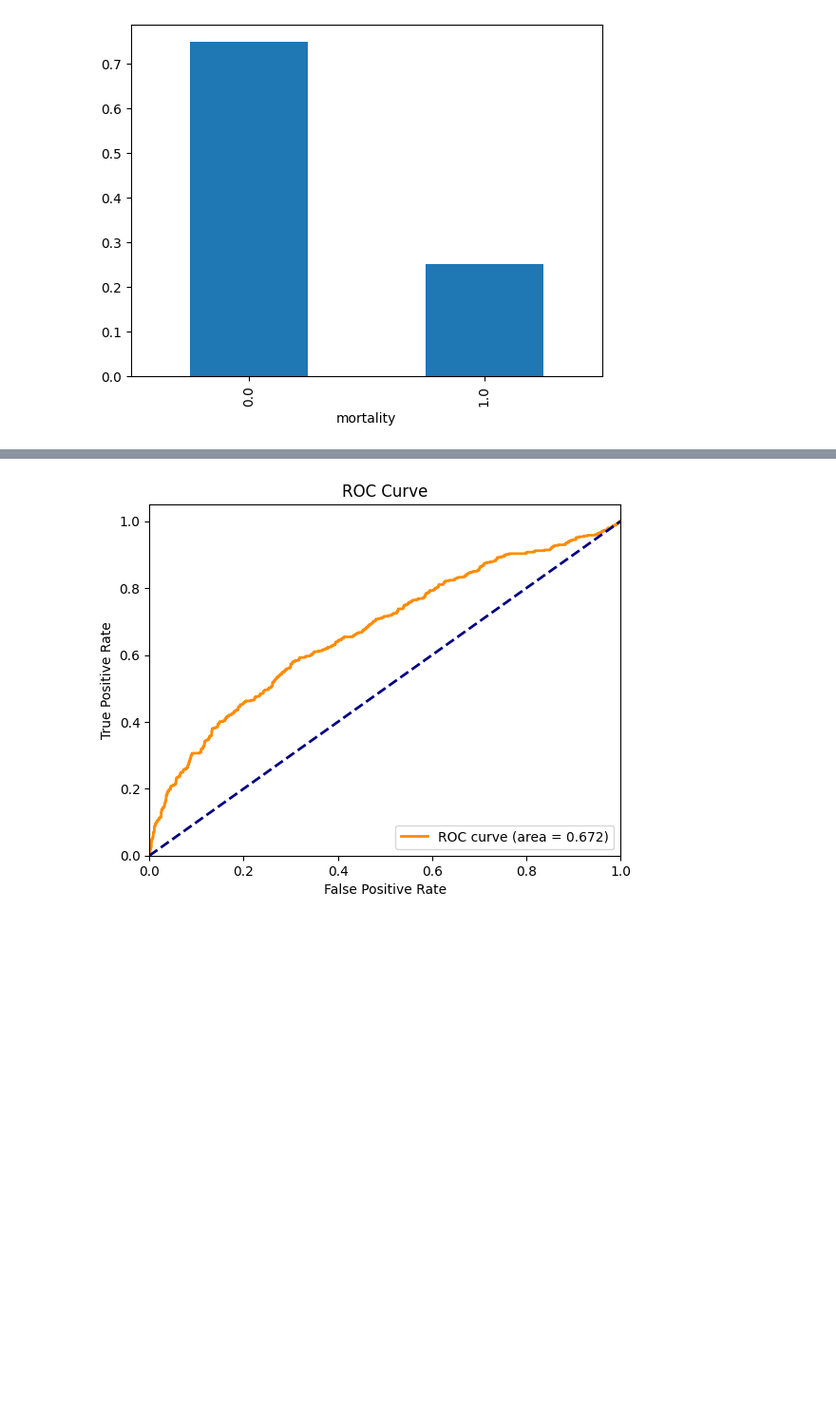
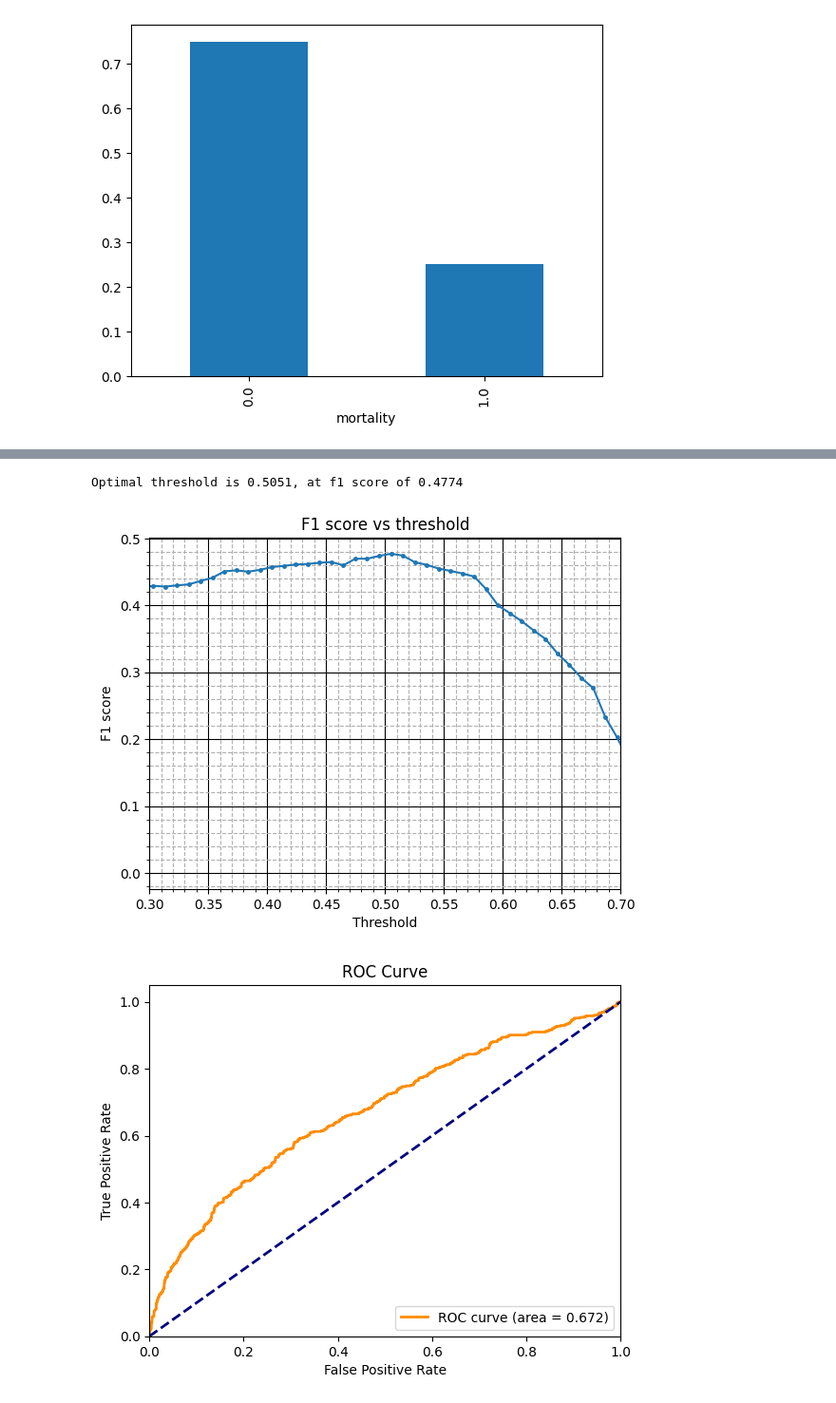
Before and after one commit to Johneinsteinwong/COMP7015_GroupProject, a Jupyter notebook: training.ipynb, the cells around one changed output, grey strips where cells are left out. Shown: that part at 95% size. Saved outputs shown, nothing was run; the diff lists cells and outputs as text; code cells hidden in the pictures; blank space fills up the shorter version.

```diff
--- a/training.ipynb
+++ b/training.ipynb
@@ -113,3 +113,8 @@ AUC score: 0.672
+# %%
+plot_f1_vs_thr(y_test, y_prob)
+# %% [output]
+Optimal threshold is 0.5051, at f1 score of 0.4774
+[figure, added]
 # %%
 plot_roc(y_test, y_prob)
 # %% [output]
```
Also changed, not shown: parts of 9 cells of this notebook, 1 other file.
